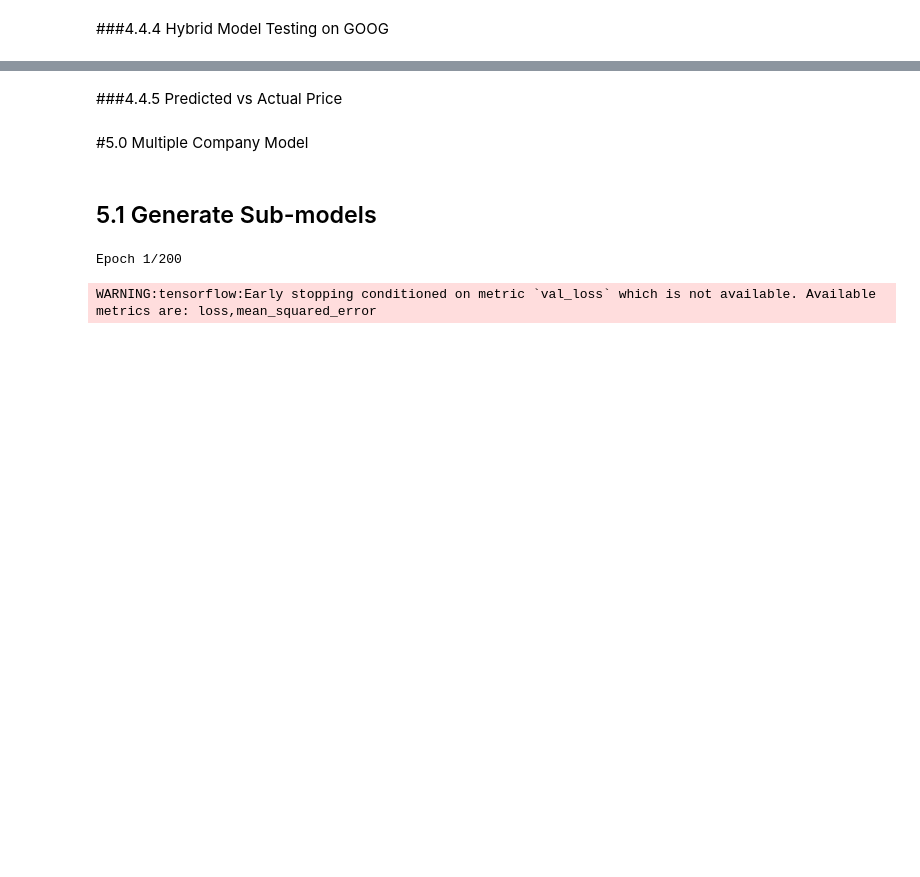
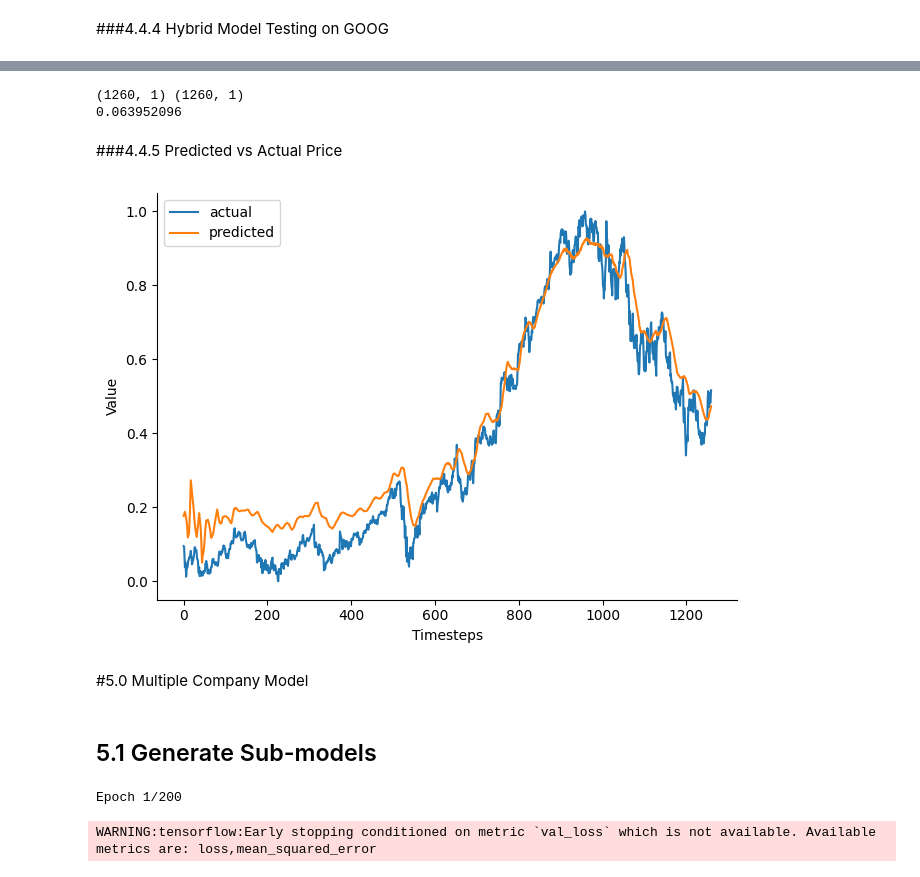
Before and after one commit to Chenzhang0329/StockPrice-Hybrid-Model-, a Jupyter notebook: Final_Assignment_Main_04_01_v1.ipynb, the cells around one changed output, grey strips where cells are left out. Saved outputs shown, nothing was run; the diff lists cells and outputs as text; code cells hidden in the pictures; blank space fills up the shorter version.

```diff
--- a/Final_Assignment_Main_04_01_v1.ipynb
+++ b/Final_Assignment_Main_04_01_v1.ipynb
@@ -926,0 +933,5 @@ predictions = hybrid.predict(X1)
+# %%
+print(LSTM_GOOG_yhat.shape,goog_data.shape)
+GOOG_test_hybrid= merge_predictions(LSTM_GOOG_yhat, goog_data)
+GOOG_x_test, GOOG_y_test = lstm_split(GOOG_test_hybrid,google_target,len(GOOG_test_hybrid))
+GOOG_predictions = testmodel('/content/StockPrice-Hybrid-Model-/Models/Hybrid_model1.h5', GOOG_x_test)
@@ -937,13 +950,22 @@ print(mae)
+# %%
+print(GOOG_y_test.shape, GOOG_predictions.shape)
+mse, mae = compute_metrics(GOOG_y_test, GOOG_predictions)
+print(mae)
+# %% [output]
+(1260, 1) (1260, 1)
+0.063952096
 # %% [markdown]
 ###4.4.5 Predicted vs Actual Price
 # %%
 
-plt.plot(y1, label="actual")
-plt.plot(predictions, label="predicted")
+plt.plot(GOOG_y_test, label="actual")
+plt.plot(GOOG_predictions, label="predicted")
 plt.xlabel("Timesteps")
 plt.ylabel("Value")
 plt.tight_layout()
 sns.despine(top=True)
 plt.subplots_adjust(left=0.07)
 plt.legend()
 plt.show()
+# %% [output]
+[figure, added]
```
Also changed, not shown: parts of 29 cells of this notebook.
